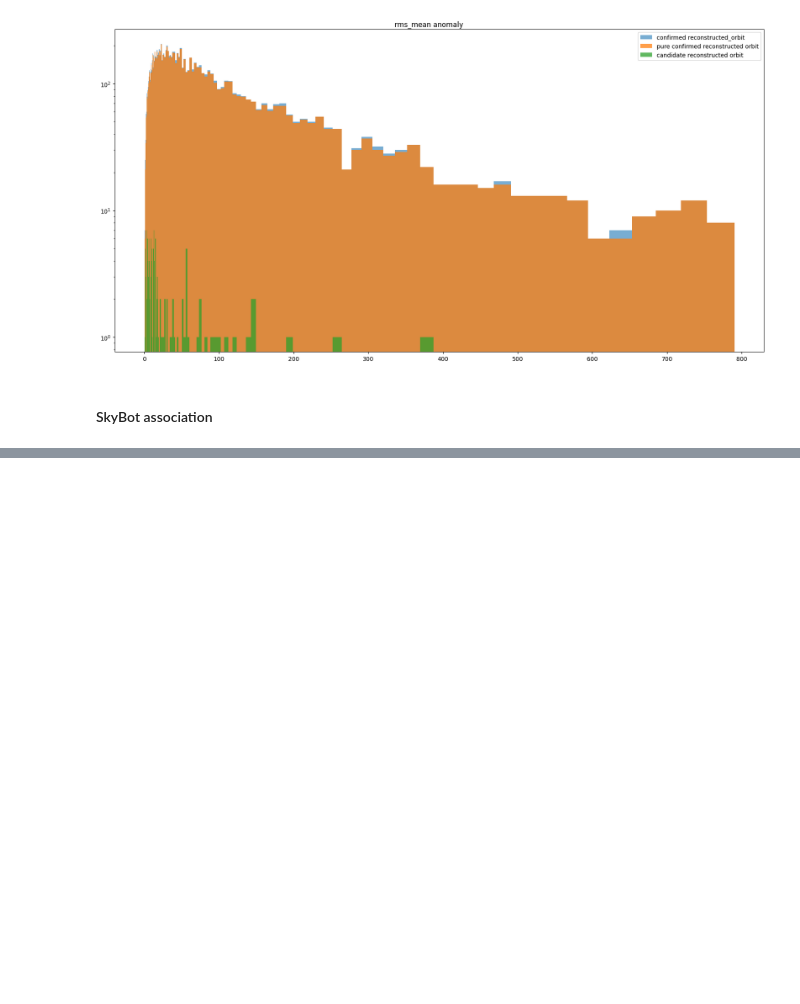
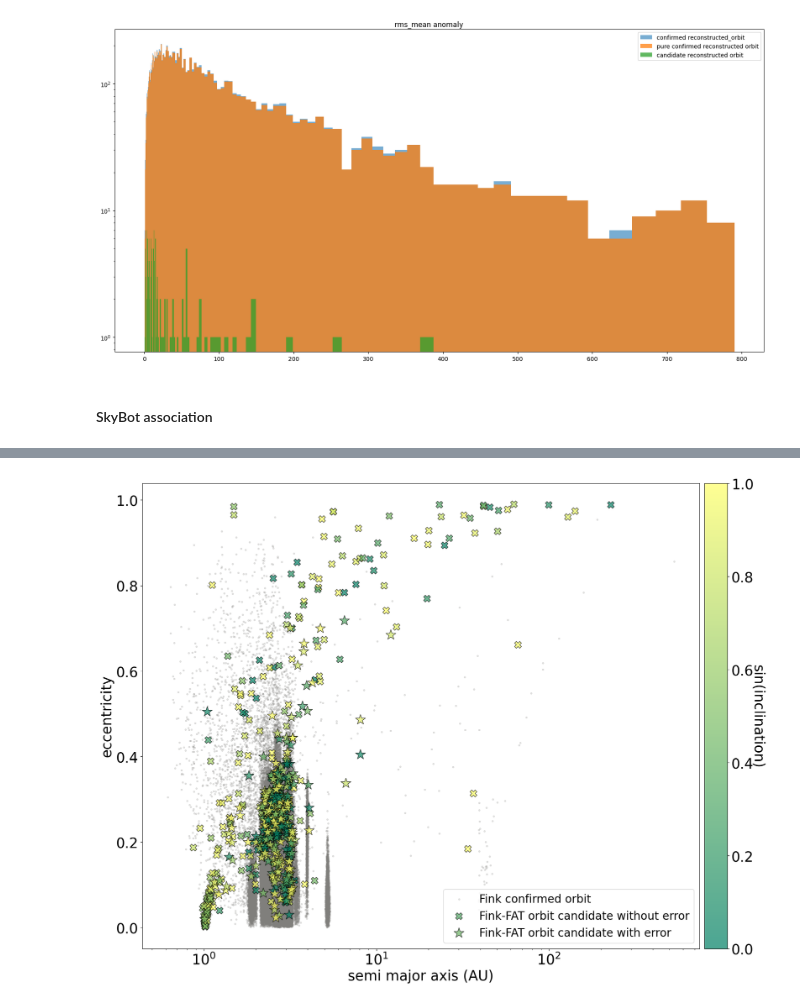
Before and after one commit to FusRoman/fink-fat, a Jupyter notebook: notebook/results_analysis/candidates_fink_fat.ipynb, the cells around one changed output, grey strips where cells are left out. Drawn from its saved outputs; the diff is of its cells as text; code cells hidden in the pictures; blank space fills up the shorter version.

```diff
--- a/notebook/results_analysis/candidates_fink_fat.ipynb
+++ b/notebook/results_analysis/candidates_fink_fat.ipynb
@@ -151,0 +195,2 @@ u.compare_confirmed_and_candidates_rms(
+# %%
+candid_reconstr_orbit["has_error"] = [True if x != -1.0 else False for x in  candid_reconstr_orbit["d:rms_a"]]
@@ -151,0 +199,9 @@ u.compare_confirmed_and_candidates_rms(
+# %%
+mpc_ast_data = pd.read_parquet(
+    "../data/MPC_Database/mpcorb_extended.parquet",
+    columns=["Number", "Name", "Principal_desig", "Other_desigs", "a", "e", "i", "Node", "Peri", "M", "Epoch", "Orbit_type"]
+)
+
+confirmed_sso = u.load_data(["ssnamenr"])
+# %%
+mpc_in_fink, fink_not_in_mpc = u.mpc_crossmatch(mpc_ast_data, pd.Series(confirmed_sso["ssnamenr"].unique()))
@@ -151,0 +210,76 @@ u.compare_confirmed_and_candidates_rms(
+# %%
+candid_reconstr_orbit["d:sin_i"] = np.sin(candid_reconstr_orbit["d:i"])
+
+
+incl = candid_reconstr_orbit["d:sin_i"]
+min_, max_ = incl.min(), incl.max()
+candid_reconstr_orbit["d:norm(sin_i)"] = (candid_reconstr_orbit["d:sin_i"] - min_) / (max_ - min_)
+
+incl = candid_reconstr_orbit["d:norm(sin_i)"]
+min_, max_ = incl.min(), incl.max()
+
+fig = plt.figure(figsize=(30, 15))
+
+cm = plt.cm.get_cmap('summer')
+
+ax = plt.gca()
+ax.set_xscale("log")
+
+#sns.kdeplot(data=main_belt, x="a", y="e", thresh=0.5, alpha=0.6, cbar=False, ax=ax, label="MBA")
+#sns.kdeplot(data=aten, x="a", y="e", thresh=0.5, alpha=0.6, cbar=False, ax=ax, label="Aten")
+
+plt.scatter(
+    mpc_in_fink["a"],
+    mpc_in_fink["e"],
+    c="#807f7c",
+    s=30,
+    marker=".",
+    alpha=0.2,
+    label="Fink confirmed orbit"
+)
+
+with_error = candid_reconstr_orbit[candid_reconstr_orbit["has_error"]]
+without_error = candid_reconstr_orbit[~candid_reconstr_orbit["has_error"]]
+
+sc = plt.scatter(
+    without_error["d:a"],
+    without_error["d:e"],
+    c=without_error["d:norm(sin_i)"],
+    edgecolors='black',
+    s=150,
+    cmap=cm,
+    marker="X",
+    label="Fink-FAT orbit candidate without error",
+    alpha=0.7
+)
+plt.clim(min_, max_)
+
+
+sc = plt.scatter(
+    with_error["d:a"],
+    with_error["d:e"],
+    c=with_error["d:norm(sin_i)"],
+    edgecolors='black',
+    marker="*",
+    s=350,
+    cmap=cm,
+    label="Fink-FAT orbit candidate with error",
+    alpha=0.7
+)
+plt.clim(min_, max_)
+
+
+cbar = sc.figure.colorbar(sc, fraction=0.4, pad=0.005)
+
+cbar.set_label("sin(inclination)", rotation=270, fontsize=25, labelpad=19)
+cbar.ax.tick_params(labelsize=25)
+
+ax.tick_params(axis="x", which="major", labelsize=25)
+ax.tick_params(axis="y", which="major", labelsize=25)
+ax.set_xlabel("semi major axis (AU)", fontsize=25)
+ax.set_ylabel("eccentricity", fontsize=25)
+
+ax.legend(prop={"size": 20})
+plt.show()
+# %% [output]
+[figure, added]
```
Also changed, not shown: parts of 18 cells of this notebook, 3 other files.
